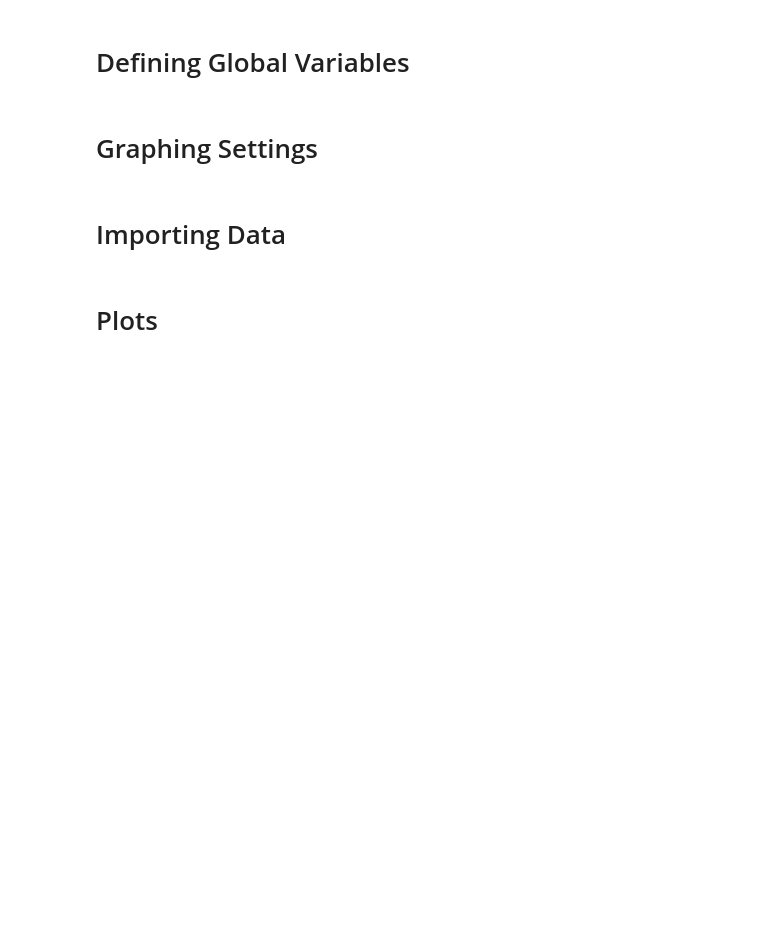
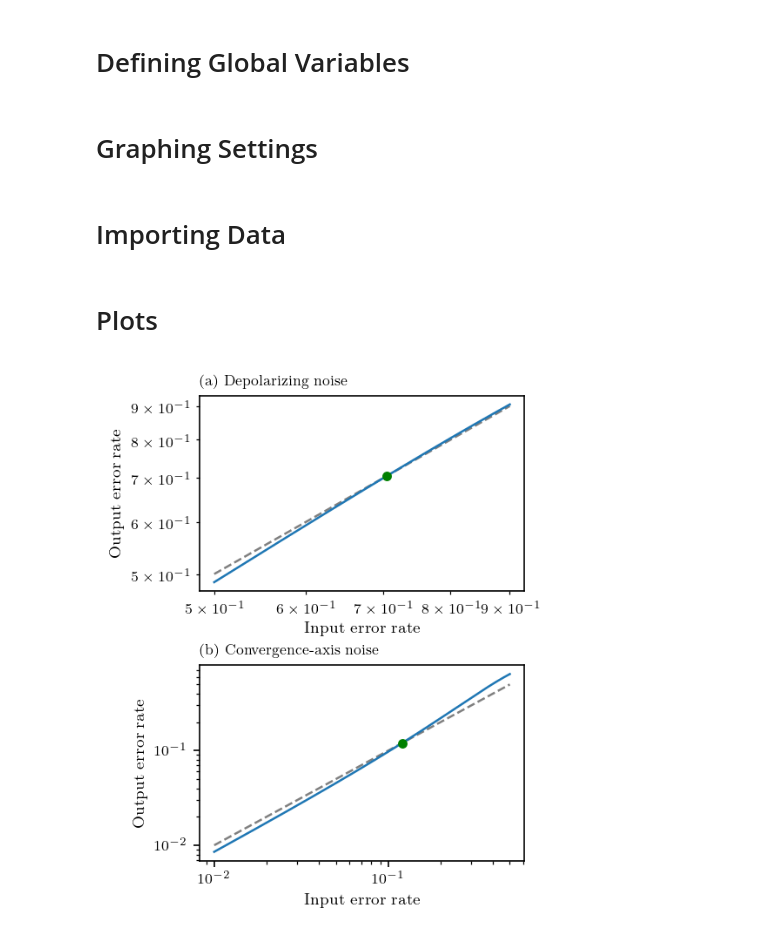
Before and after one commit to Sal7ySalt/Smallest-MSD-Protocol, a Jupyter notebook: 2_qubit_code/physical_level/one_round/creating_plots.ipynb, the cells around one changed output. Saved outputs shown, nothing was run; the diff lists cells and outputs as text; code cells hidden in the pictures; blank space fills up the shorter version.

Commit message:
Putting the two input vs. output error rate plots together for 2Q MSD

```diff
--- a/2_qubit_code/physical_level/one_round/creating_plots.ipynb
+++ b/2_qubit_code/physical_level/one_round/creating_plots.ipynb
@@ -53,3 +53,86 @@ convergence_axis_output_error_rate = data2["output_error_rate"]
 convergence_axis_intersection = data2["intersection"]
 # %% [markdown]
 # Plots
+# %%
+dep_x_intersect = depolarizing_intersection
+dep_y_intersect = depolarizing_intersection
+
+conv_x_intersect = convergence_axis_intersection
+conv_y_intersect = convergence_axis_intersection
+
+column_width = 3.4
+
+fig, axes = plt.subplots(
+    2, 1,
+    figsize=(column_width, 4.2),
+    sharex=False,
+    sharey=False
+)
+
+# --- Plot 1: depolarizing noise ---
+ax = axes[0]
+
+ax.plot(
+    depolarizing_input_error_rate,
+    depolarizing_input_error_rate,
+    color="gray",
+    linestyle="--"
+)
+
+ax.plot(
+    depolarizing_input_error_rate,
+    depolarizing_output_error_rate
+)
+
+ax.scatter(
+    depolarizing_intersection,
+    depolarizing_intersection,
+    color="green",
+    s=18,
+    zorder=5
+)
+
+ax.set_xscale("log")
+ax.set_yscale("log")
+ax.set_xlabel("Input error rate")
+ax.set_ylabel("Output error rate")
+ax.set_title(r"(a) Depolarizing noise", loc="left", fontsize=8)
+
+
+# --- Plot 2: convergence-axis noise ---
+ax = axes[1]
+
+ax.plot(
+    convergence_axis_input_error_rate,
+    convergence_axis_input_error_rate,
+    color="gray",
+    linestyle="--"
+)
+
+ax.plot(
+    convergence_axis_input_error_rate,
+    convergence_axis_output_error_rate
+)
+
+ax.scatter(
+    convergence_axis_intersection,
+    convergence_axis_intersection,
+    color="green",
+    s=18,
+    zorder=5
+)
+
+ax.set_xscale("log")
+ax.set_yscale("log")
+ax.set_xlabel("Input error rate")
+ax.set_ylabel("Output error rate")
+ax.set_title(r"(b) Convergence-axis noise", loc="left", fontsize=8)
+
+plt.tight_layout(pad=0.5)
+
+plt.savefig("two_error_rate_plots_single_column.pdf", bbox_inches="tight")
+plt.savefig("two_error_rate_plots_single_column.png", dpi=600, bbox_inches="tight")
+
+plt.show()
+# %% [output]
+[figure, added]
```
Also changed, not shown: 2 other files.
